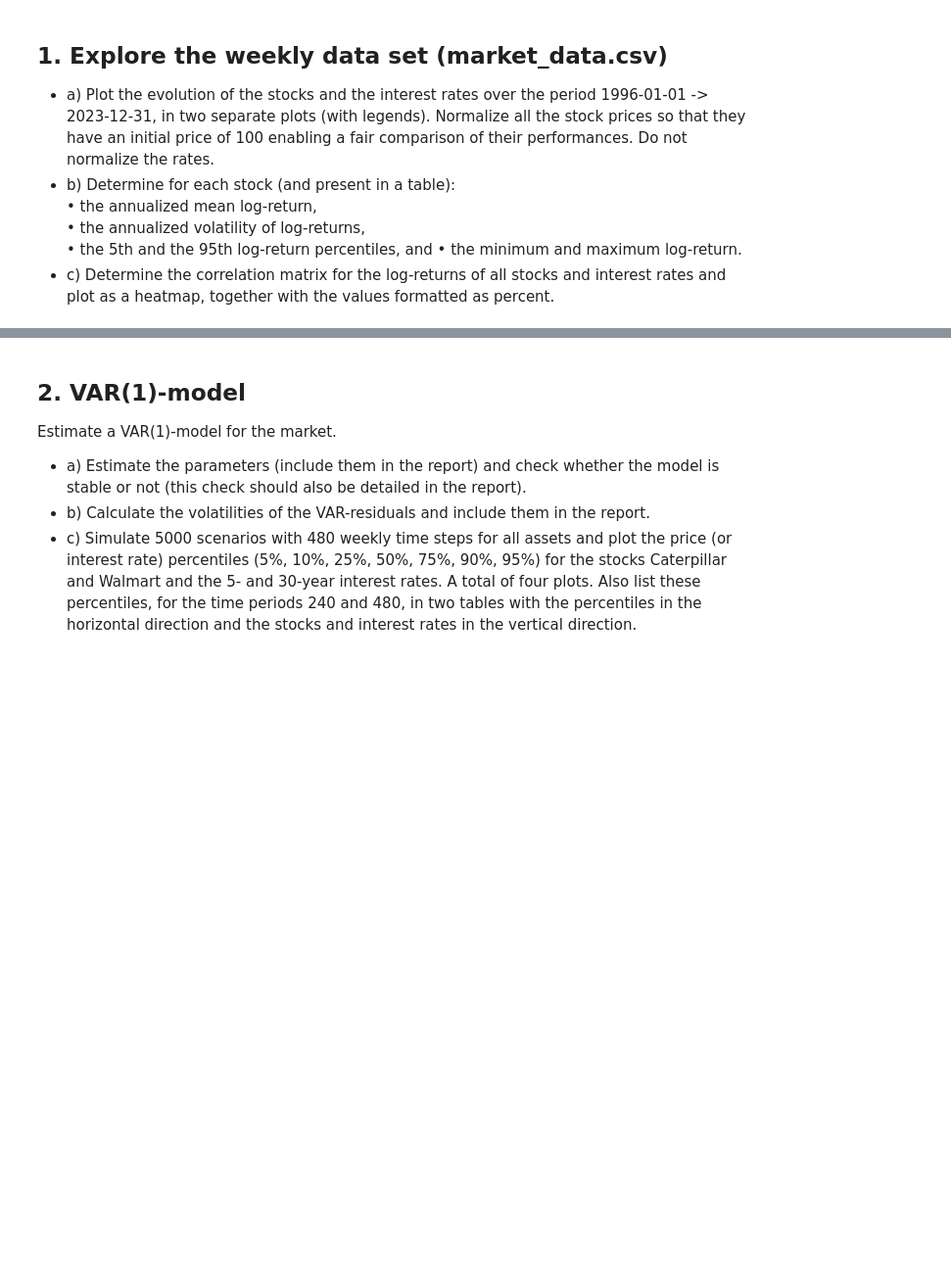
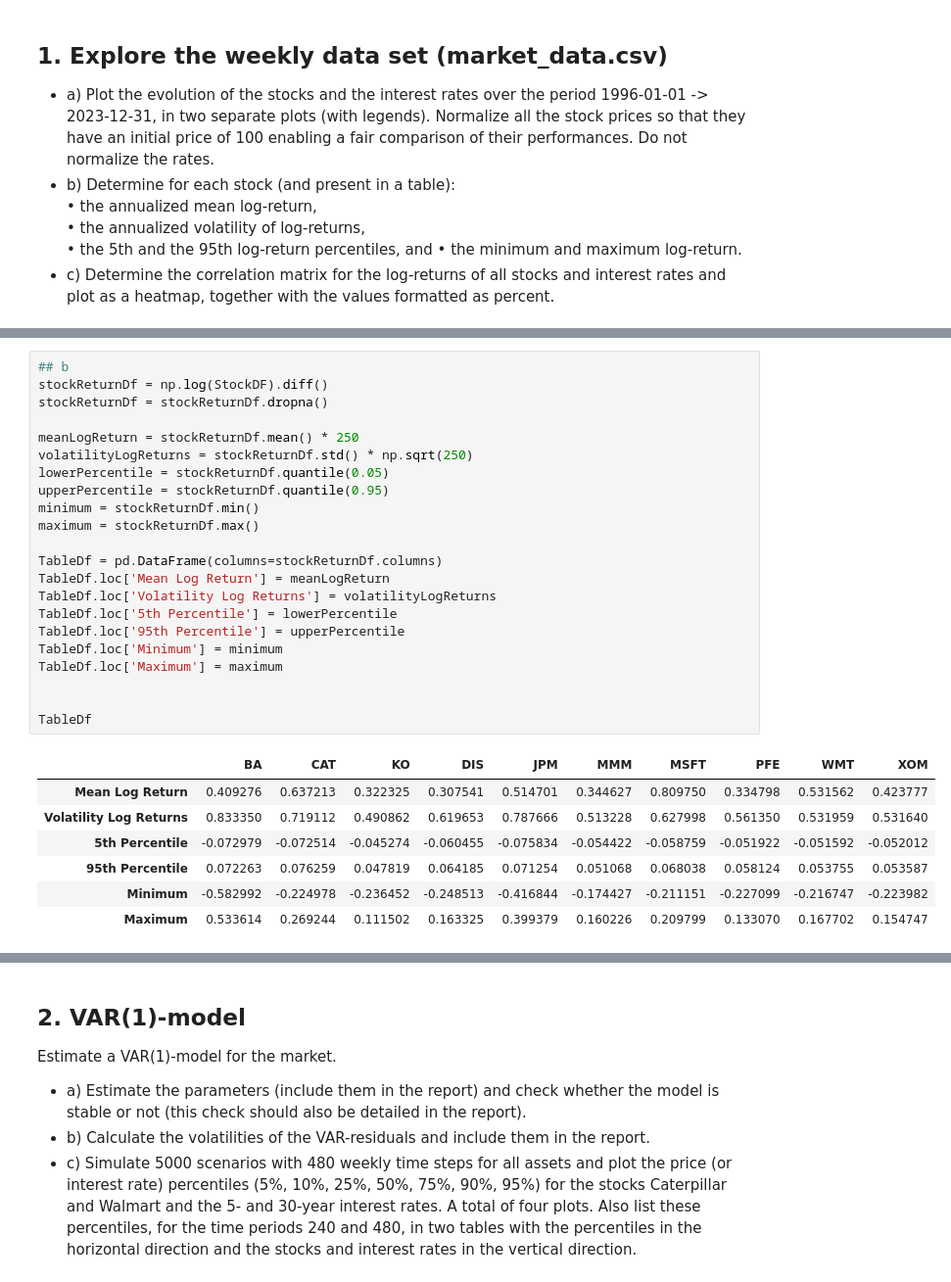
Before and after one commit to JohanHerbert/Lab2_ERM, a Jupyter notebook: Lab2_notebook.ipynb, the cells around one changed output, grey strips where cells are left out. Shown at 98% size. Cells and saved outputs as stored; diff of their text form; blank space fills up the shorter version.

```diff
--- a/Lab2_notebook.ipynb
+++ b/Lab2_notebook.ipynb
@@ -37,0 +43,30 @@ TypeError: bad operand type for unary -: 'str'
+# %%
+## b
+stockReturnDf = np.log(StockDF).diff()
+stockReturnDf = stockReturnDf.dropna()
+
+meanLogReturn = stockReturnDf.mean() * 250
+volatilityLogReturns = stockReturnDf.std() * np.sqrt(250)
+lowerPercentile = stockReturnDf.quantile(0.05)
+upperPercentile = stockReturnDf.quantile(0.95)
+minimum = stockReturnDf.min()
+maximum = stockReturnDf.max()
+
+TableDf = pd.DataFrame(columns=stockReturnDf.columns)
+TableDf.loc['Mean Log Return'] = meanLogReturn
+TableDf.loc['Volatility Log Returns'] = volatilityLogReturns
+TableDf.loc['5th Percentile'] = lowerPercentile
+TableDf.loc['95th Percentile'] = upperPercentile
+TableDf.loc['Minimum'] = minimum
+TableDf.loc['Maximum'] = maximum
+
+
+TableDf
+# %% [output]
+|  | BA | CAT | KO | DIS | JPM | MMM | MSFT | PFE | WMT | XOM |
+| Mean Log Return | 0.409276 | 0.637213 | 0.322325 | 0.307541 | 0.514701 | 0.344627 | 0.809750 | 0.334798 | 0.531562 | 0.423777 |
+| Volatility Log Returns | 0.833350 | 0.719112 | 0.490862 | 0.619653 | 0.787666 | 0.513228 | 0.627998 | 0.561350 | 0.531959 | 0.531640 |
+| 5th Percentile | -0.072979 | -0.072514 | -0.045274 | -0.060455 | -0.075834 | -0.054422 | -0.058759 | -0.051922 | -0.051592 | -0.052012 |
+| 95th Percentile | 0.072263 | 0.076259 | 0.047819 | 0.064185 | 0.071254 | 0.051068 | 0.068038 | 0.058124 | 0.053755 | 0.053587 |
+| Minimum | -0.582992 | -0.224978 | -0.236452 | -0.248513 | -0.416844 | -0.174427 | -0.211151 | -0.227099 | -0.216747 | -0.223982 |
+| Maximum | 0.533614 | 0.269244 | 0.111502 | 0.163325 | 0.399379 | 0.160226 | 0.209799 | 0.133070 | 0.167702 | 0.154747 |
```
Also changed, not shown: parts of 5 cells of this notebook, 2 other files.
